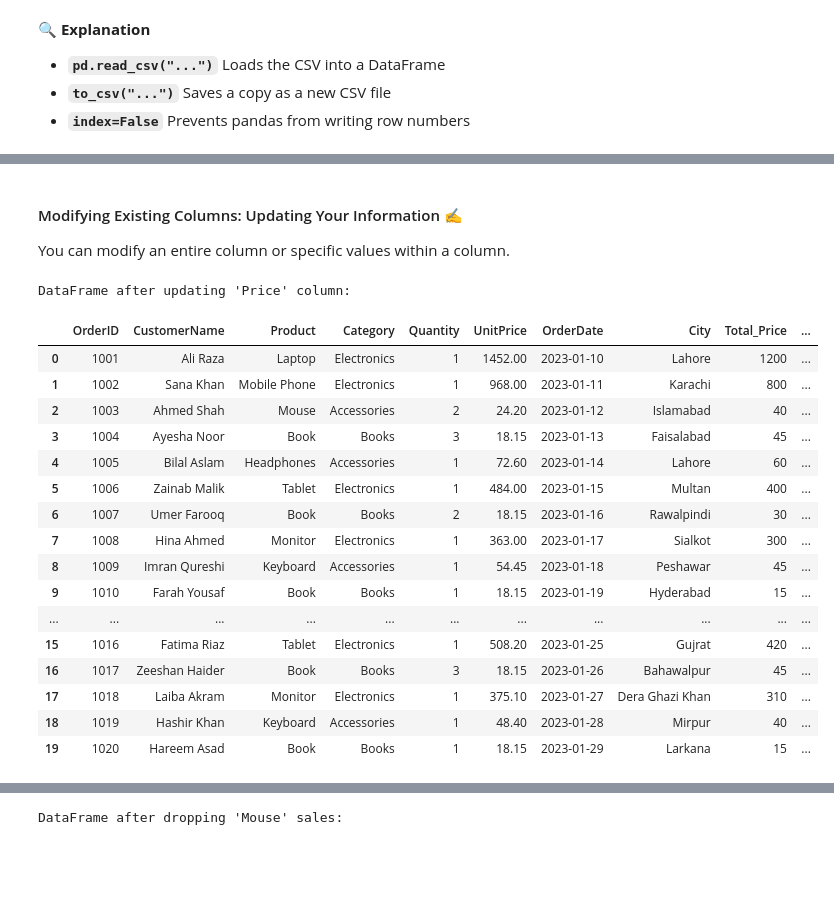
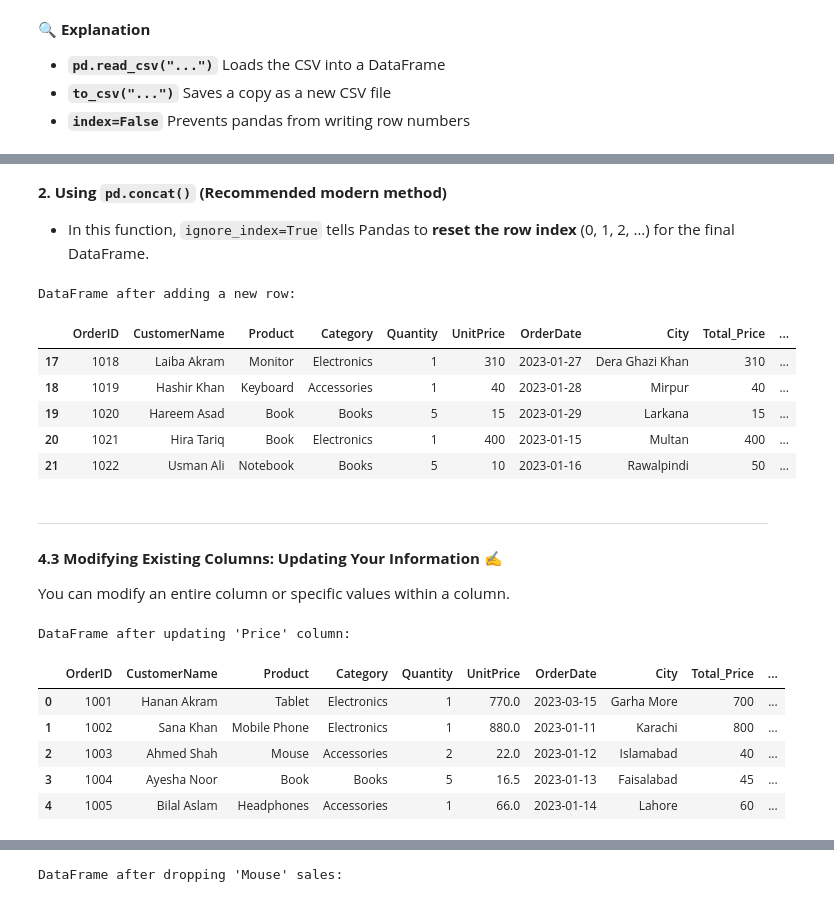
Before and after one commit to AhmadMananOfficial/Data-Analytics-Full-Course, a Jupyter notebook: Python Notebook/Libraries/Pandas/Pandas.ipynb, the cells around one changed output, grey strips where cells are left out. Cells and saved outputs as stored; diff of their text form; code cells hidden in the pictures; blank space fills up the shorter version.

Commit message:
Revised some topics in Pandas Notebook.

```diff
--- a/Python Notebook/Libraries/Pandas/Pandas.ipynb
+++ b/Python Notebook/Libraries/Pandas/Pandas.ipynb
@@ -931,0 +853,3 @@ DataFrame after adding 'Discount_Applied':
+# %%
+sales_df_copy.loc[0] = {'OrderID': 1001, 'CustomerName': 'Hanan Akram', 'Product': 'Tablet', 'Category': 'Electronics', 'Quantity': 1, 'UnitPrice': 700, 'OrderDate': '2023-03-15','City': 'Garha More','Total_Price': 700,'Discount_Applied': True}
+display(sales_df_copy.head())
@@ -932,30 +863,65 @@ DataFrame after adding 'Discount_Applied':
+# %% [markdown]
+**2. Using `pd.concat()` (Recommended modern method)**
+- In this function, `ignore_index=True` tells Pandas to **reset the row index** (0, 1, 2, …) for the final DataFrame.
+# %%
+# Creating new rows as a DataFrame
+new_sale = pd.DataFrame([
+    {
+        'OrderID': 1021,
+        'CustomerName': 'Hira Tariq',
+        'Product': 'Book',
+        'Category': 'Electronics',
+        'Quantity': 1,
+        'UnitPrice': 400,
+        'OrderDate': '2023-01-15',
+        'City': 'Multan',
+        'Total_Price': 400,
+        'Discount_Applied': True
+    },
+    {
+        'OrderID': 1022,
+        'CustomerName': 'Usman Ali',
+        'Product': 'Notebook',
+        'Category': 'Books',
+        'Quantity': 5,
+        'UnitPrice': 10,
+        'OrderDate': '2023-01-16',
+        'City': 'Rawalpindi',
+        'Total_Price': 50,
+        'Discount_Applied': False
+    }
+])
+# Concatenating the new row to the existing DataFrame
+# Note: ignore_index=True resets the index after concatenation
+updated_sales_df = pd.concat([sales_df_copy, new_sale], ignore_index=True)
+print("\nDataFrame after adding a new row:")
+display(updated_sales_df.tail())
+# %% [output]
+DataFrame after adding a new row:
+|  | OrderID | CustomerName | Product | Category | Quantity | UnitPrice | OrderDate | City | Total_Price | ... |
+| 17 | 1018 | Laiba Akram | Monitor | Electronics | 1 | 310 | 2023-01-27 | Dera Ghazi Khan | 310 | ... |
+| 18 | 1019 | Hashir Khan | Keyboard | Accessories | 1 | 40 | 2023-01-28 | Mirpur | 40 | ... |
+| 19 | 1020 | Hareem Asad | Book | Books | 5 | 15 | 2023-01-29 | Larkana | 15 | ... |
+| 20 | 1021 | Hira Tariq | Book | Electronics | 1 | 400 | 2023-01-15 | Multan | 400 | ... |
+| 21 | 1022 | Usman Ali | Notebook | Books | 5 | 10 | 2023-01-16 | Rawalpindi | 50 | ... |
 # %% [markdown]
 
-#### Modifying Existing Columns: Updating Your Information ✍️
+---
+
+#### **4.3 Modifying Existing Columns: Updating Your Information ✍️**
 
 You can modify an entire column or specific values within a column.
 # %%
 # Let's say all prices increased by 10%
 sales_df_copy['UnitPrice'] = sales_df_copy['UnitPrice'] * 1.10
 print("\nDataFrame after updating 'Price' column:")
-display(sales_df_copy)
+display(sales_df_copy.head())
 # %% [output]
 DataFrame after updating 'Price' column:
 |  | OrderID | CustomerName | Product | Category | Quantity | UnitPrice | OrderDate | City | Total_Price | ... |
-| 0 | 1001 | Ali Raza | Laptop | Electronics | 1 | 1452.00 | 2023-01-10 | Lahore | 1200 | ... |
-| 1 | 1002 | Sana Khan | Mobile Phone | Electronics | 1 | 968.00 | 2023-01-11 | Karachi | 800 | ... |
-| 2 | 1003 | Ahmed Shah | Mouse | Accessories | 2 | 24.20 | 2023-01-12 | Islamabad | 40 | ... |
-| 3 | 1004 | Ayesha Noor | Book | Books | 3 | 18.15 | 2023-01-13 | Faisalabad | 45 | ... |
-| 4 | 1005 | Bilal Aslam | Headphones | Accessories | 1 | 72.60 | 2023-01-14 | Lahore | 60 | ... |
-| 5 | 1006 | Zainab Malik | Tablet | Electronics | 1 | 484.00 | 2023-01-15 | Multan | 400 | ... |
-| 6 | 1007 | Umer Farooq | Book | Books | 2 | 18.15 | 2023-01-16 | Rawalpindi | 30 | ... |
-| 7 | 1008 | Hina Ahmed | Monitor | Electronics | 1 | 363.00 | 2023-01-17 | Sialkot | 300 | ... |
-| 8 | 1009 | Imran Qureshi | Keyboard | Accessories | 1 | 54.45 | 2023-01-18 | Peshawar | 45 | ... |
-| 9 | 1010 | Farah Yousaf | Book | Books | 1 | 18.15 | 2023-01-19 | Hyderabad | 15 | ... |
-| ... | ... | ... | ... | ... | ... | ... | ... | ... | ... | ... |
-| 15 | 1016 | Fatima Riaz | Tablet | Electronics | 1 | 508.20 | 2023-01-25 | Gujrat | 420 | ... |
-| 16 | 1017 | Zeeshan Haider | Book | Books | 3 | 18.15 | 2023-01-26 | Bahawalpur | 45 | ... |
-| 17 | 1018 | Laiba Akram | Monitor | Electronics | 1 | 375.10 | 2023-01-27 | Dera Ghazi Khan | 310 | ... |
-| 18 | 1019 | Hashir Khan | Keyboard | Accessories | 1 | 48.40 | 2023-01-28 | Mirpur | 40 | ... |
-| 19 | 1020 | Hareem Asad | Book | Books | 1 | 18.15 | 2023-01-29 | Larkana | 15 | ... |
+| 0 | 1001 | Hanan Akram | Tablet | Electronics | 1 | 770.0 | 2023-03-15 | Garha More | 700 | ... |
+| 1 | 1002 | Sana Khan | Mobile Phone | Electronics | 1 | 880.0 | 2023-01-11 | Karachi | 800 | ... |
+| 2 | 1003 | Ahmed Shah | Mouse | Accessories | 2 | 22.0 | 2023-01-12 | Islamabad | 40 | ... |
+| 3 | 1004 | Ayesha Noor | Book | Books | 5 | 16.5 | 2023-01-13 | Faisalabad | 45 | ... |
+| 4 | 1005 | Bilal Aslam | Headphones | Accessories | 1 | 66.0 | 2023-01-14 | Lahore | 60 | ... |
 # %%
```
Also changed, not shown: parts of 141 cells of this notebook, 2 other files.
